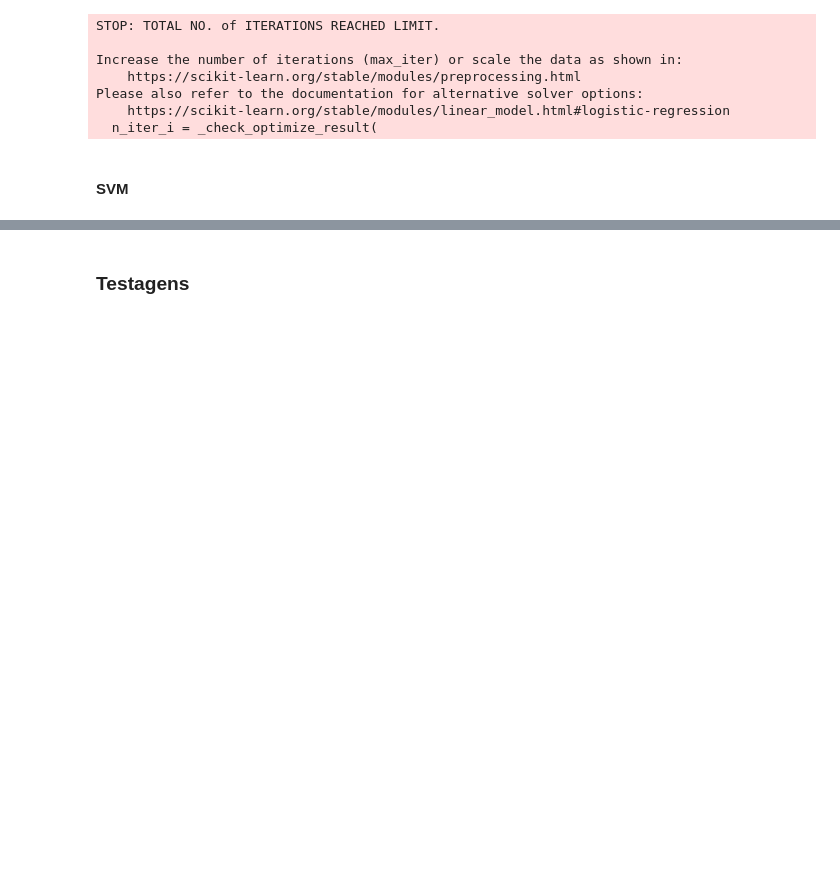
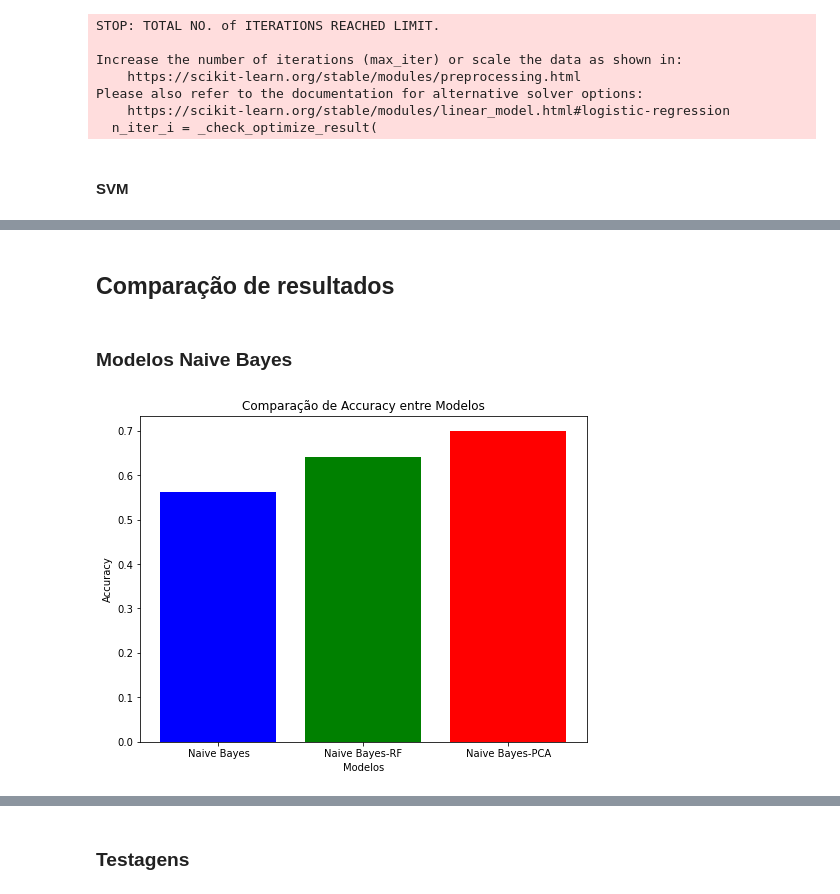
Before and after one commit to iara113/AlphaZeroAttax-LabIA, a Jupyter notebook: LungCancer_ComModelosTestagem.ipynb, the cells around one changed output, grey strips where cells are left out. Drawn from its saved outputs; the diff is of its cells as text; code cells hidden in the pictures; blank space fills up the shorter version.

```diff
--- a/LungCancer_ComModelosTestagem.ipynb
+++ b/LungCancer_ComModelosTestagem.ipynb
@@ -1202,0 +1249,19 @@ weighted avg       0.71      0.69      0.68       531
+# %% [markdown]
+## Comparação de resultados
+# %% [markdown]
+### Modelos Naive Bayes
+# %%
+model_names = ['Naive Bayes', 'Naive Bayes-RF', 'Naive Bayes-PCA']
+accuracies = [0.5612, 0.6407, 0.6987]
+
+plt.figure(figsize=(8, 6))
+plt.bar(model_names, accuracies, color=['blue', 'green', 'red'])
+
+
+plt.xlabel('Modelos')
+plt.ylabel('Accuracy')
+plt.title('Comparação de Accuracy entre Modelos')
+
+plt.show()
+# %% [output]
+[figure, added]
```
Also changed, not shown: parts of 20 cells of this notebook.
